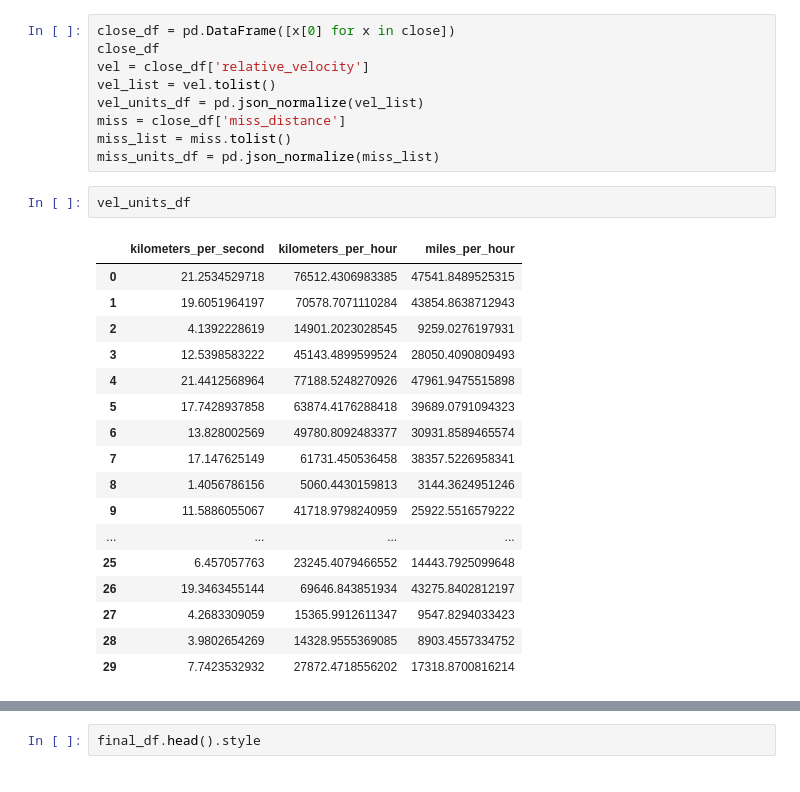
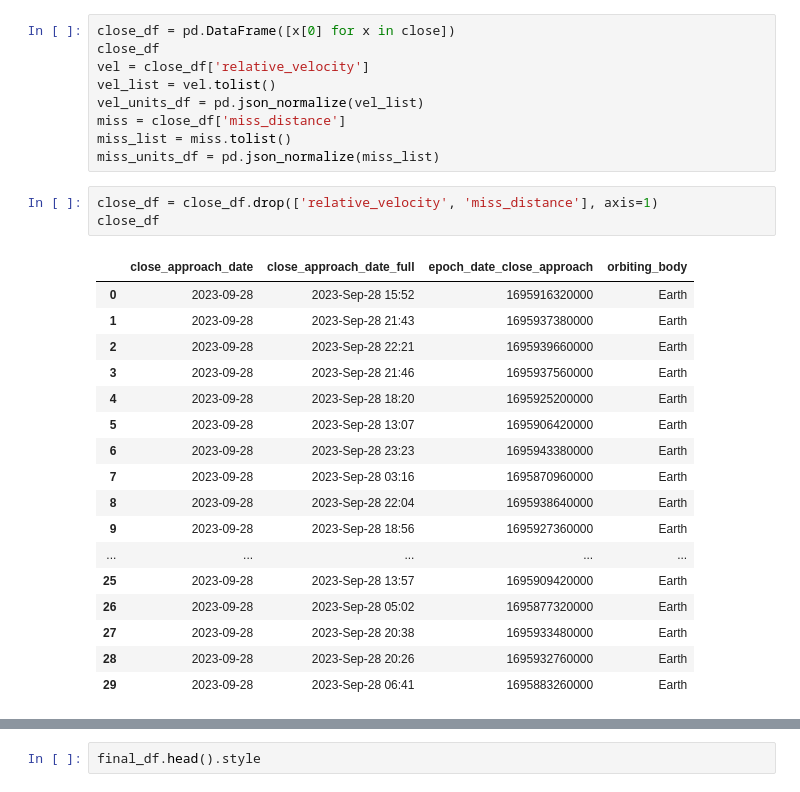
Before and after one commit to Matyas84/Visualizing-Asteroid-Approaches, a Jupyter notebook: nasa.ipynb, the cells around one changed output, grey strips where cells are left out. Cells and saved outputs as stored; diff of their text form.

```diff
--- a/nasa.ipynb
+++ b/nasa.ipynb
@@ -171,26 +171,27 @@ vel_units_df = pd.json_normalize(vel_list)
 miss = close_df['miss_distance']
 miss_list = miss.tolist()
 miss_units_df = pd.json_normalize(miss_list)
-# %%
-vel_units_df
-# %% [output]
-|  | kilometers_per_second | kilometers_per_hour | miles_per_hour |
-| 0 | 21.2534529718 | 76512.4306983385 | 47541.8489525315 |
-| 1 | 19.6051964197 | 70578.7071110284 | 43854.8638712943 |
-| 2 | 4.1392228619 | 14901.2023028545 | 9259.0276197931 |
-| 3 | 12.5398583222 | 45143.4899599524 | 28050.4090809493 |
-| 4 | 21.4412568964 | 77188.5248270926 | 47961.9475515898 |
-| 5 | 17.7428937858 | 63874.4176288418 | 39689.0791094323 |
-| 6 | 13.828002569 | 49780.8092483377 | 30931.8589465574 |
-| 7 | 17.147625149 | 61731.450536458 | 38357.5226958341 |
-| 8 | 1.4056786156 | 5060.4430159813 | 3144.3624951246 |
-| 9 | 11.5886055067 | 41718.9798240959 | 25922.5516579222 |
-| ... | ... | ... | ... |
-| 25 | 6.457057763 | 23245.4079466552 | 14443.7925099648 |
-| 26 | 19.3463455144 | 69646.843851934 | 43275.8402812197 |
-| 27 | 4.2683309059 | 15365.9912611347 | 9547.8294033423 |
-| 28 | 3.9802654269 | 14328.9555369085 | 8903.4557334752 |
-| 29 | 7.7423532932 | 27872.4718556202 | 17318.8700816214 |
+# %%
+close_df = close_df.drop(['relative_velocity', 'miss_distance'], axis=1)
+close_df
+# %% [output]
+|  | close_approach_date | close_approach_date_full | epoch_date_close_approach | orbiting_body |
+| 0 | 2023-09-28 | 2023-Sep-28 15:52 | 1695916320000 | Earth |
+| 1 | 2023-09-28 | 2023-Sep-28 21:43 | 1695937380000 | Earth |
+| 2 | 2023-09-28 | 2023-Sep-28 22:21 | 1695939660000 | Earth |
+| 3 | 2023-09-28 | 2023-Sep-28 21:46 | 1695937560000 | Earth |
+| 4 | 2023-09-28 | 2023-Sep-28 18:20 | 1695925200000 | Earth |
+| 5 | 2023-09-28 | 2023-Sep-28 13:07 | 1695906420000 | Earth |
+| 6 | 2023-09-28 | 2023-Sep-28 23:23 | 1695943380000 | Earth |
+| 7 | 2023-09-28 | 2023-Sep-28 03:16 | 1695870960000 | Earth |
+| 8 | 2023-09-28 | 2023-Sep-28 22:04 | 1695938640000 | Earth |
+| 9 | 2023-09-28 | 2023-Sep-28 18:56 | 1695927360000 | Earth |
+| ... | ... | ... | ... | ... |
+| 25 | 2023-09-28 | 2023-Sep-28 13:57 | 1695909420000 | Earth |
+| 26 | 2023-09-28 | 2023-Sep-28 05:02 | 1695877320000 | Earth |
+| 27 | 2023-09-28 | 2023-Sep-28 20:38 | 1695933480000 | Earth |
+| 28 | 2023-09-28 | 2023-Sep-28 20:26 | 1695932760000 | Earth |
+| 29 | 2023-09-28 | 2023-Sep-28 06:41 | 1695883260000 | Earth |
 # %%
 col_index_close = result_df.columns.get_loc("close_approach_data")
 result_df = result_df.drop('close_approach_data', axis=1)
```
Also changed, not shown: parts of 1 cell of this notebook.
